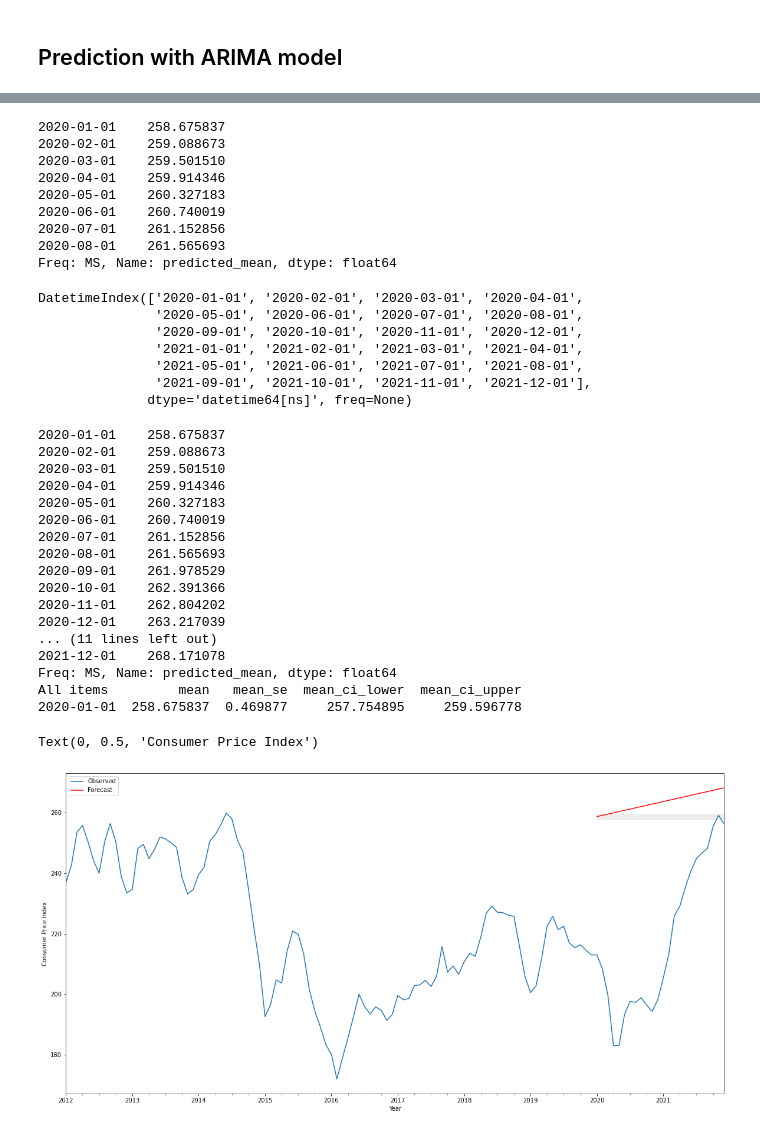
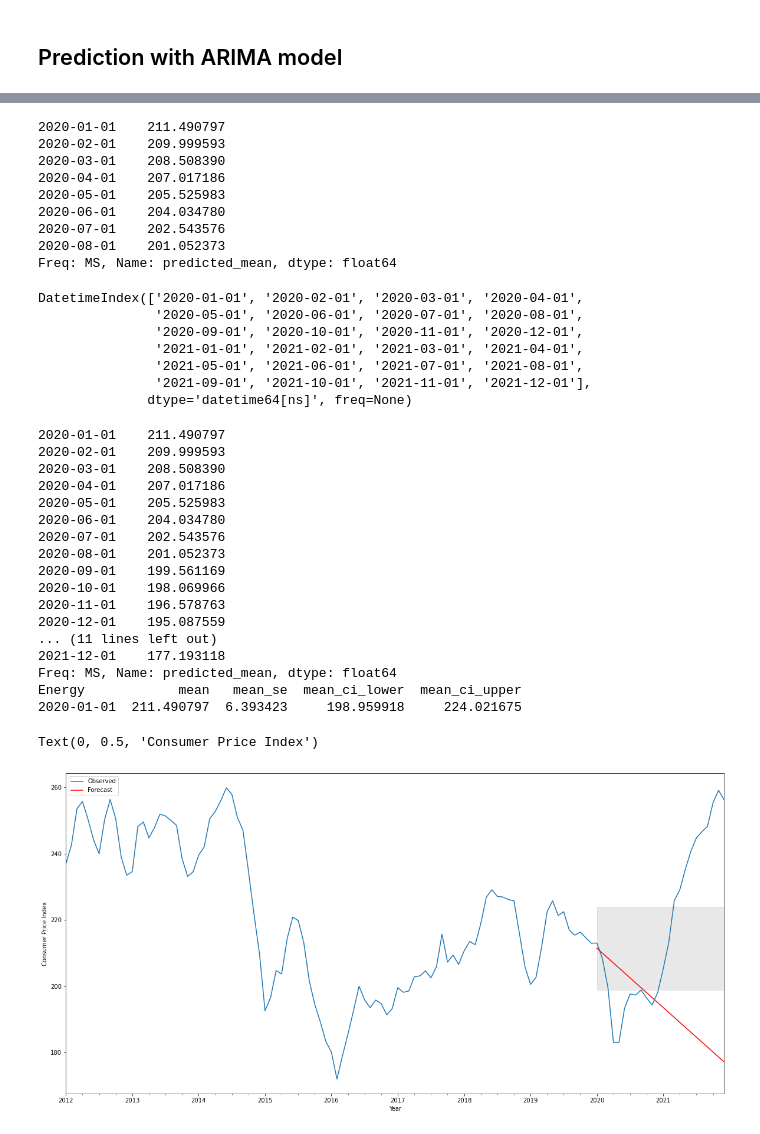
Before and after one commit to victor-thai/cpi_modeling, a Jupyter notebook: ARIMA_model_Victor.ipynb, the cells around one changed output, grey strips where cells are left out. Saved outputs shown, nothing was run; the diff lists cells and outputs as text; code cells hidden in the pictures.

```diff
--- a/ARIMA_model_Victor.ipynb
+++ b/ARIMA_model_Victor.ipynb
@@ -511,7 +511,7 @@ Total fit time: 0.673 seconds
 from statsmodels.tsa.arima.model import ARIMA
 # %%
 # fit the ARIMA model using the ARIMA package from statmodels, from parameters found using auto ARIMA
-X = train['All items']
+X = train['Energy']
 X.index = pd.DatetimeIndex(X.index.values, freq=X.index.inferred_freq) #inferred_freq: infer most likely frequency
 model = ARIMA(X, order=(0, 2, 1))
 model_fit = model.fit()
@@ -565,14 +565,14 @@ Name: Energy, Length: 96, dtype: float64
 # %%
 model_fit.forecast(8, alpha = .05)
 # %% [output]
-2020-01-01    258.675837
-2020-02-01    259.088673
-2020-03-01    259.501510
-2020-04-01    259.914346
-2020-05-01    260.327183
-2020-06-01    260.740019
-2020-07-01    261.152856
-2020-08-01    261.565693
+2020-01-01    211.490797
+2020-02-01    209.999593
+2020-03-01    208.508390
+2020-04-01    207.017186
+2020-05-01    205.525983
+2020-06-01    204.034780
+2020-07-01    202.543576
+2020-08-01    201.052373
 Freq: MS, Name: predicted_mean, dtype: float64
 # %%
 cpi.loc['2020-01-01':].index
@@ -587,42 +587,42 @@ DatetimeIndex(['2020-01-01', '2020-02-01', '2020-03-01', '2020-04-01',
 # %%
 # use the testing data as a means of represent how accurate model is
 ax = cpi['Energy']['2012-01-01'::].plot(label='Observed')
 forecast = model_fit.get_forecast()
 forecast_summary = forecast.summary_frame()
 forecast_data = model_fit.forecast(24, alpha = .05)
 print(forecast_data)
 
 #get the standard error and confidence interval
 std_err, conf_int = forecast_summary['mean_se'], [forecast_summary['mean_ci_lower'], forecast_summary['mean_ci_upper']]
 forecast = pd.DataFrame(forecast_data).set_index(cpi.loc['2020-01-01':].index)
 forecast.plot(ax=ax, style = 'r', label='Forecast')
 
 print(forecast_summary)
 
 # Calculate and visualize the 95% confidence interval.
-ax.fill_between(forecast.index, forecast_summary['mean_ci_lower'], forecast_summary['mean_ci_upper'], color='dimgray', alpha=0.1)
+ax.fill_between(forecast.index, forecast_summary['mean_ci_lower'], forecast_summary['mean_ci_upper'], color='dimgray', alpha=0.15)
 
 # # Add the labels to the plot.
 plt.legend(('Observed', 'Forecast'))
 plt.xlabel('Year')
 plt.ylabel('Consumer Price Index')
 # %% [output]
-2020-01-01    258.675837
-2020-02-01    259.088673
-2020-03-01    259.501510
-2020-04-01    259.914346
-2020-05-01    260.327183
-2020-06-01    260.740019
-2020-07-01    261.152856
-2020-08-01    261.565693
-2020-09-01    261.978529
-2020-10-01    262.391366
-2020-11-01    262.804202
-2020-12-01    263.217039
+2020-01-01    211.490797
+2020-02-01    209.999593
+2020-03-01    208.508390
+2020-04-01    207.017186
+2020-05-01    205.525983
+2020-06-01    204.034780
+2020-07-01    202.543576
+2020-08-01    201.052373
+2020-09-01    199.561169
+2020-10-01    198.069966
+2020-11-01    196.578763
+2020-12-01    195.087559
 ... (11 lines left out)
-2021-12-01    268.171078
+2021-12-01    177.193118
 Freq: MS, Name: predicted_mean, dtype: float64
-All items         mean   mean_se  mean_ci_lower  mean_ci_upper
-2020-01-01  258.675837  0.469877     257.754895     259.596778
+Energy            mean   mean_se  mean_ci_lower  mean_ci_upper
+2020-01-01  211.490797  6.393423     198.959918     224.021675
 Text(0, 0.5, 'Consumer Price Index')
-[figure, old version]
+[figure, new version]
```
Also changed, not shown: parts of 10 cells of this notebook, 1 other file.
